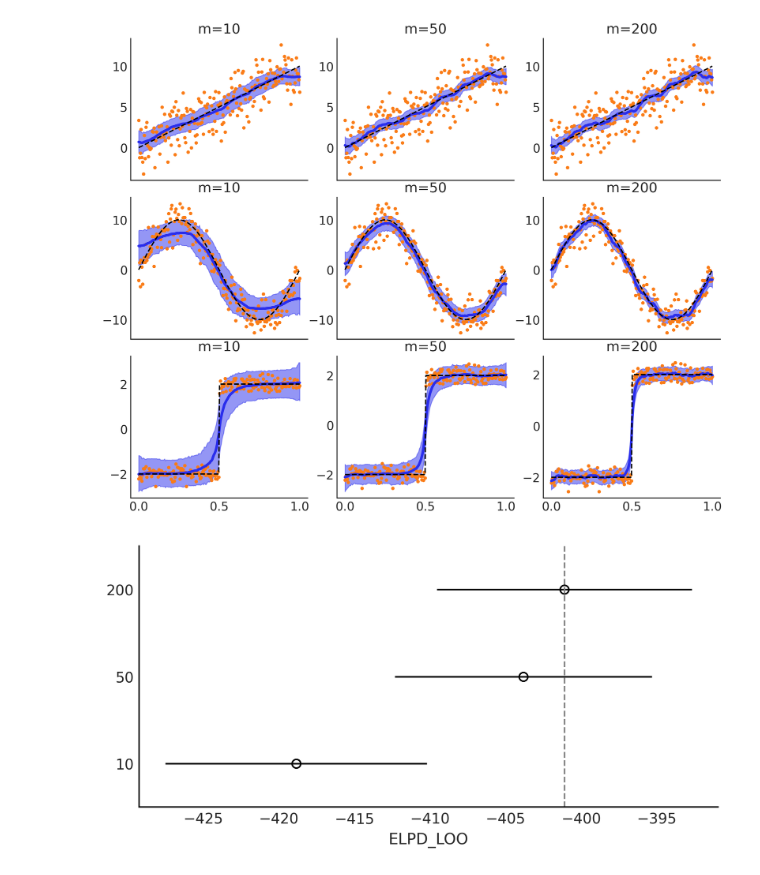
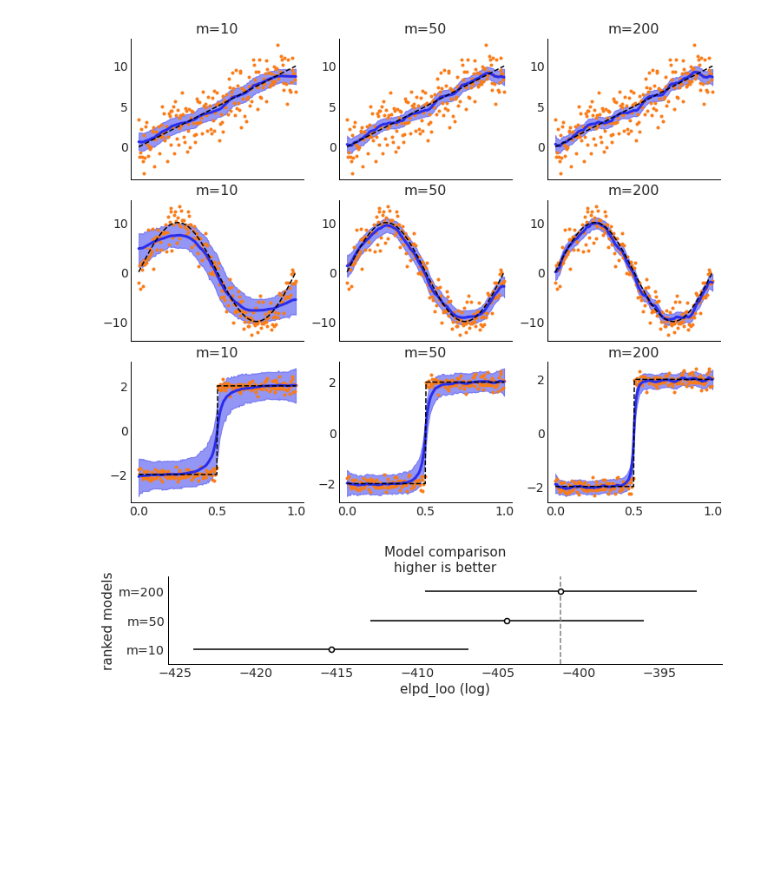
Before and after one commit to Grupo-de-modelado-probabilista/BART, a Jupyter notebook: experiments/simple_functions.ipynb, the cells around one changed output. Saved outputs shown, nothing was run; the diff lists cells and outputs as text; code cells hidden in the pictures; blank space fills up the shorter version.

Commit message:
update compare loo

```diff
--- a/experiments/simple_functions.ipynb
+++ b/experiments/simple_functions.ipynb
@@ -36,11 +36,11 @@ YS = [Y_lin, Y_sin, Y_stp]
 idatas = []
 for X, Y in zip(XS, YS):
     for m in [10, 50, 200]:
-        with pm.Model(rng_seeder=rng) as functions:
+        with pm.Model() as functions:
             σ = pm.HalfNormal("σ", Y.std())
             μ = pmx.BART("μ", X, Y, m=m)
             y = pm.Normal("y", μ, σ, observed=Y)
-            idata = pm.sample()
+            idata = pm.sample(random_seed=RANDOM_SEED)
             idatas.append(idata)
 # %% [output]
 Multiprocess sampling (4 chains in 4 jobs)
@@ -100,12 +101,11 @@ for idata, ax, X, Y, f in zip(
     ax.set_title(f"m={len(idata.sample_stats.bart_trees_dim_0)}")
     plt.savefig("step_function.png")
 # %% [output]
-[figure, old version]
+[figure, new version]
 # %%
-cmp = az.compare(dict(zip(["10", "50", "200"], idatas[:3])))
-ax = az.plot_compare(cmp, plot_ic_diff=False, insample_dev=False)
-ax.set_xlabel("ELPD_LOO")
+cmp = az.compare(dict(zip(["m=10", "m=50", "m=200"], idatas[:3])))
+ax = az.plot_compare(cmp, plot_ic_diff=False, insample_dev=False, figsize=(10, 2.5), legend=False)
 plt.savefig("LOO_lin.png")
 # %% [output]
-[figure, old version]
+[figure, new version]
 # %%
```
Also changed, not shown: parts of 3 cells of this notebook.
